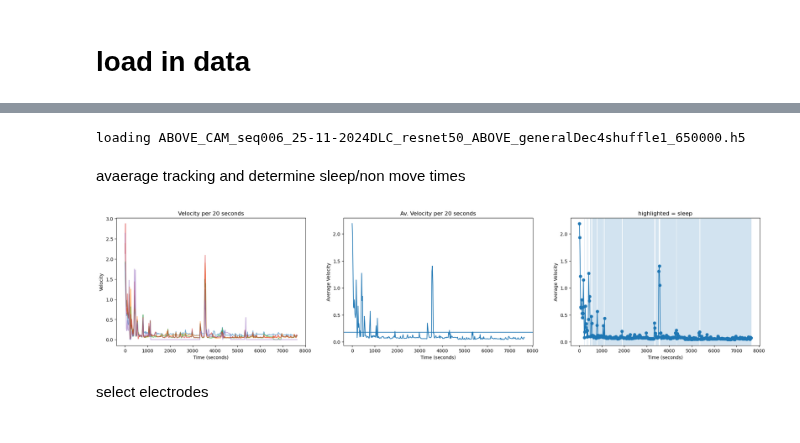
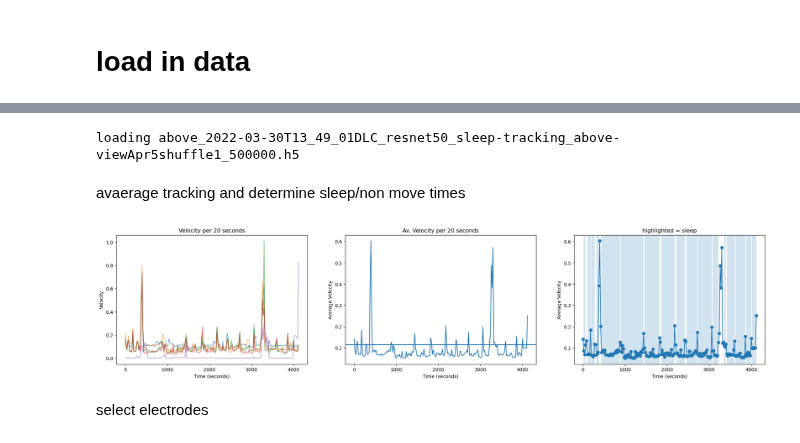
Before and after one commit to EmmettJT/sequences_analyse_PPSeq, a Jupyter notebook: sleep_state_scoring/sleep_state_scoring.ipynb, the cells around one changed output, grey strips where cells are left out. Drawn from its saved outputs; the diff is of its cells as text; code cells hidden in the pictures.

```diff
--- a/sleep_state_scoring/sleep_state_scoring.ipynb
+++ b/sleep_state_scoring/sleep_state_scoring.ipynb
@@ -347,14 +347,17 @@ def find_paths(chosen_mouse,data_path_A,data_path_B,sleep_stage):
                     if sleep_stage == 'postsleep':
                         if 'postsleep' in stage or 'post_sleep' in stage:
                             tracking_path = video_path + stage + '\\'
-                        elif 'presleep' in stage or 'pre_sleep' in stage:
+                    elif sleep_stage == 'presleep':
+                        if 'presleep' in stage or 'pre_sleep' in stage:
                             tracking_path = video_path + stage + '\\'
 
             for stage in os.listdir(sync_path):
-                if 'postsleep' in stage or 'post_sleep' in stage:
-                    final_sync_path = sync_path + stage + '\\'
-                elif 'presleep' in stage or 'pre_sleep' in stage:
-                    final_sync_path = sync_path + stage + '\\'
+                if sleep_stage == 'postsleep':
+                    if 'postsleep' in stage or 'post_sleep' in stage:
+                        final_sync_path = sync_path + stage + '\\'
+                elif sleep_stage == 'presleep':
+                    if 'presleep' in stage or 'pre_sleep' in stage:
+                        final_sync_path = sync_path + stage + '\\'
 
     return path, LFP_path + r'\\', final_sync_path, tracking_path
 
@@ -405,7 +408,7 @@ processed pre: ['136_1_3', '136_1_4', '149_1_1', '178_1_4', '178_1_5', '178_1_6'
 # %%
-chosen_mouse = 'seq006_1_8'
+chosen_mouse = '178_1_7'
 
-sleep_stage = 'postsleep'
+sleep_stage = 'presleep'
 
 # get paths for the chosen mouse
 animal_dat_path, save_path, sync_path, tracking_path = find_paths(chosen_mouse,data_path_A,data_path_B,sleep_stage)
@@ -417,9 +420,12 @@ if chosen_mouse == '148_2_2':
 else:
     tracking_points = load_H5_bodypart(tracking_path,'above')
 
-sync_df = pd.read_csv(sync_path + r'Postsleep_Ephys_Camera_sync.csv')
+if sleep_stage == 'postsleep':
+    sync_df = pd.read_csv(sync_path + r'Postsleep_Ephys_Camera_sync.csv')
+else:
+    sync_df = pd.read_csv(sync_path + r'Presleep_Ephys_Camera_sync.csv')
 # %% [output]
-loading ABOVE_CAM_seq006_25-11-2024DLC_resnet50_ABOVE_generalDec4shuffle1_650000.h5
+loading above_2022-03-30T13_49_01DLC_resnet50_sleep-tracking_above-viewApr5shuffle1_500000.h5
 # %% [markdown]
 avaerage tracking and determine sleep/non move times
 # %%
@@ -459,34 +465,37 @@ axs[0].set_title('Velocity per 20 seconds')
 
 # #average between them:
 average_velocity = np.mean(binned_velocities,axis =0)
 
 axs[1].plot(time_points, average_velocity)
 axs[1].set_xlabel('Time (seconds)')
 axs[1].set_ylabel('Average Velocity')
 axs[1].set_title('Av. Velocity per 20 seconds')
 
 
 ## decide what counts as movement, 0.8*std because why not...?
 movement_threshold = 0.8*np.std(average_velocity)
+# mouse isnt really awake at all usually during presleep because cam is started after sleep starts
+if sleep_stage == 'presleep':
+    movement_threshold = 1.6*np.std(average_velocity)
 
 axs[1].axhline(movement_threshold)
 
 movement = []
 for index,velo in enumerate(average_velocity):
     if velo < movement_threshold:
         axs[2].axvspan(time_points[index],time_points[index]+20, alpha = 0.2)
         movement+=[0]
     else:
         movement+=[1]
 axs[2].plot(time_points, average_velocity, 'o-')
 axs[2].set_xlabel('Time (seconds)')
 axs[2].set_ylabel('Average Velocity')
 axs[2].set_title('highlighted = sleep')
 
 
 SaveFig('movement_tracking.png',save_path)
 # %% [output]
-[figure, old version]
+[figure, new version]
 # %% [markdown]
 select electrodes
 # %%
```
Also changed, not shown: parts of 1 cell of this notebook.
